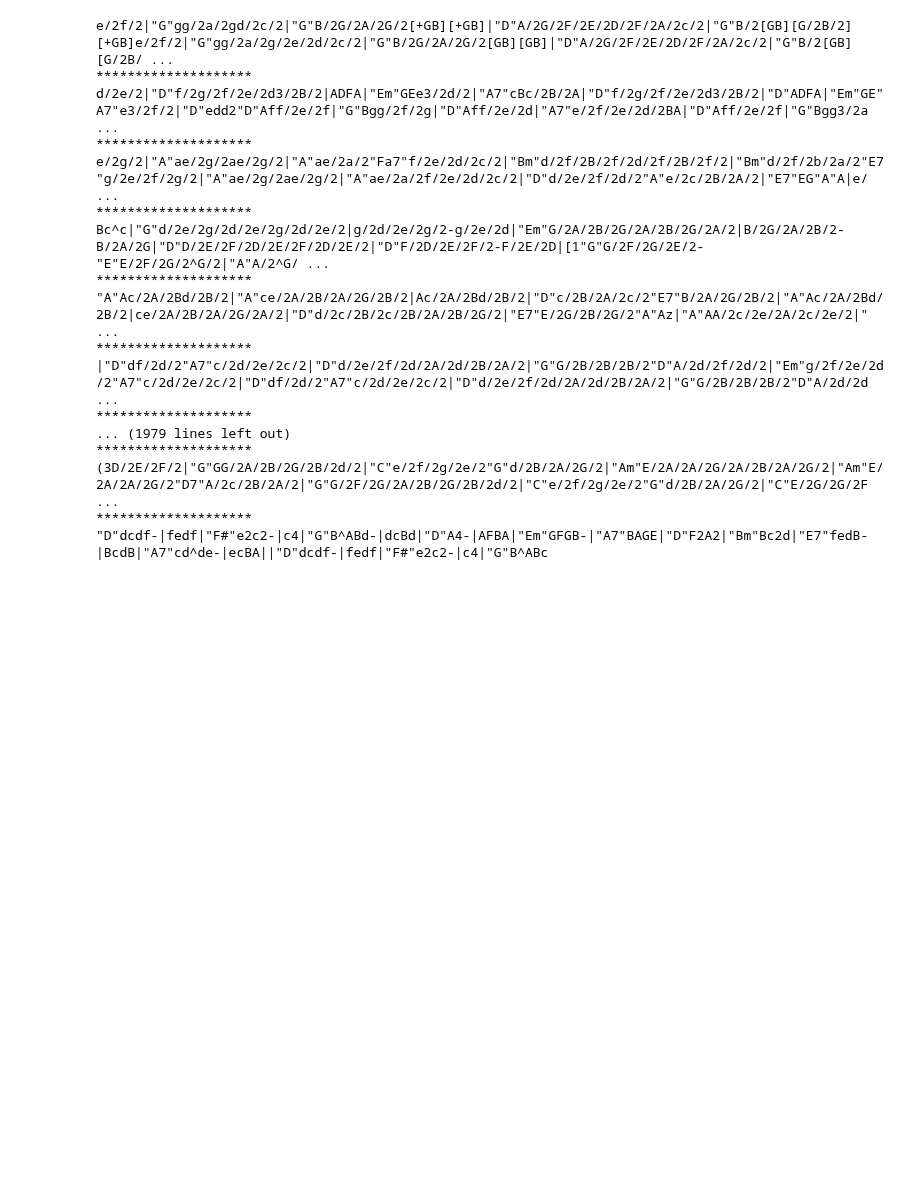
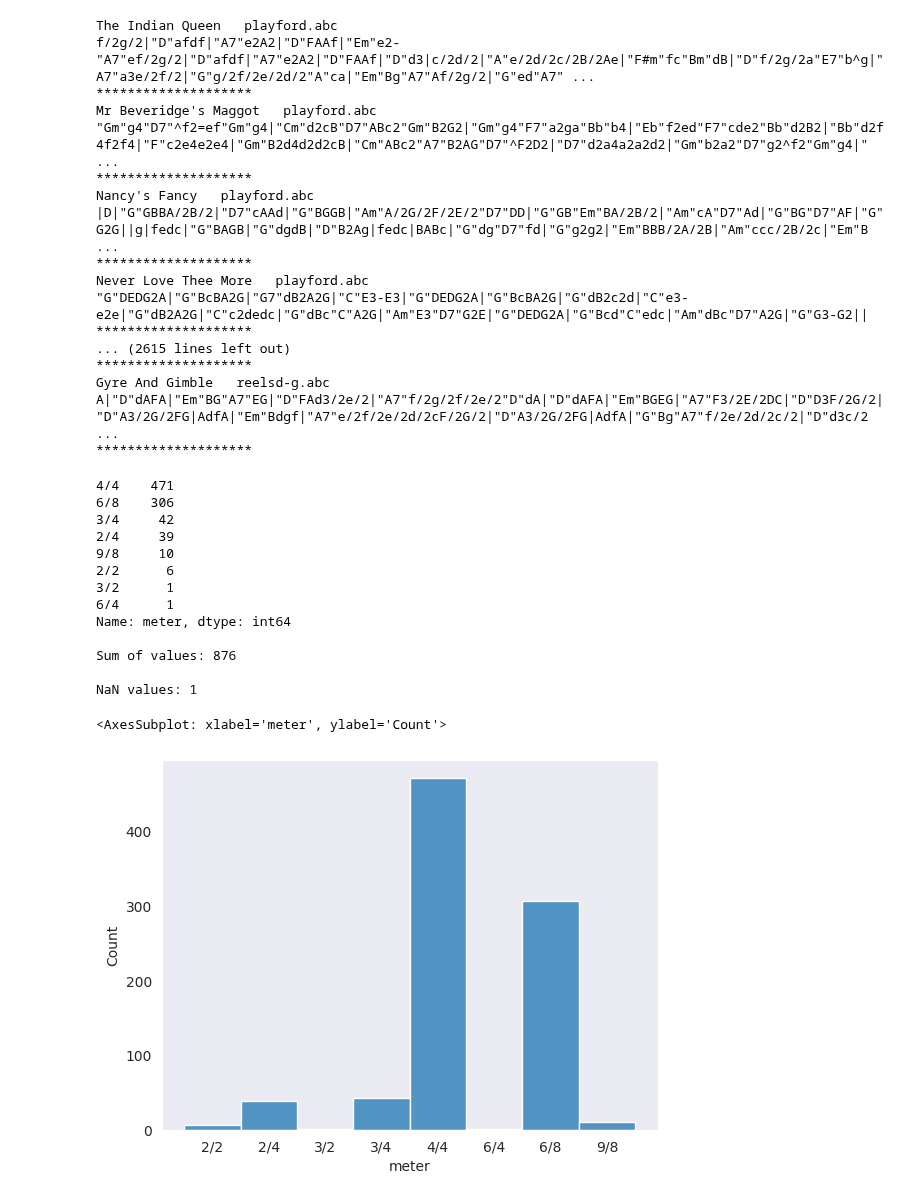
Before and after one commit to DavidNogales/DeepEarTraining, a Jupyter notebook: training_lab/notebooks/EDA_nottingham.ipynb, the cells around one changed output. Drawn from its saved outputs; the diff is of its cells as text; code cells hidden in the pictures; blank space fills up the shorter version.

```diff
--- a/training_lab/notebooks/EDA_nottingham.ipynb
+++ b/training_lab/notebooks/EDA_nottingham.ipynb
@@ -284,23 +307,24 @@ False    1176
 Name: chord_progression, dtype: int64
 # %%
-for song in clean_songs_df["clean_body"]:
+for song,title,book in zip(clean_songs_df["clean_body"],clean_songs_df["title"],clean_songs_df["tuneBook"]):
+    print(title," ", book)
     print(song)
     print("**"*10)
 # %% [output]
-e/2f/2|"G"gg/2a/2gd/2c/2|"G"B/2G/2A/2G/2[+GB][+GB]|"D"A/2G/2F/2E/2D/2F/2A/2c/2|"G"B/2[GB][G/2B/2][+GB]e/2f/2|"G"gg/2a/2g/2e/2d/2c/2|"G"B/2G/2A/2G/2[GB][GB]|"D"A/2G/2F/2E/2D/2F/2A/2c/2|"G"B/2[GB][G/2B/ ...
+The Indian Queen   playford.abc
+f/2g/2|"D"afdf|"A7"e2A2|"D"FAAf|"Em"e2-"A7"ef/2g/2|"D"afdf|"A7"e2A2|"D"FAAf|"D"d3|c/2d/2|"A"e/2d/2c/2B/2Ae|"F#m"fc"Bm"dB|"D"f/2g/2a"E7"b^g|"A7"a3e/2f/2|"G"g/2f/2e/2d/2"A"ca|"Em"Bg"A7"Af/2g/2|"G"ed"A7" ...
 ********************
-d/2e/2|"D"f/2g/2f/2e/2d3/2B/2|ADFA|"Em"GEe3/2d/2|"A7"cBc/2B/2A|"D"f/2g/2f/2e/2d3/2B/2|"D"ADFA|"Em"GE"A7"e3/2f/2|"D"edd2"D"Aff/2e/2f|"G"Bgg/2f/2g|"D"Aff/2e/2d|"A7"e/2f/2e/2d/2BA|"D"Aff/2e/2f|"G"Bgg3/2a ...
+Mr Beveridge's Maggot   playford.abc
+"Gm"g4"D7"^f2=ef"Gm"g4|"Cm"d2cB"D7"ABc2"Gm"B2G2|"Gm"g4"F7"a2ga"Bb"b4|"Eb"f2ed"F7"cde2"Bb"d2B2|"Bb"d2f4f2f4|"F"c2e4e2e4|"Gm"B2d4d2d2cB|"Cm"ABc2"A7"B2AG"D7"^F2D2|"D7"d2a4a2a2d2|"Gm"b2a2"D7"g2^f2"Gm"g4|" ...
 ********************
-e/2g/2|"A"ae/2g/2ae/2g/2|"A"ae/2a/2"Fa7"f/2e/2d/2c/2|"Bm"d/2f/2B/2f/2d/2f/2B/2f/2|"Bm"d/2f/2b/2a/2"E7"g/2e/2f/2g/2|"A"ae/2g/2ae/2g/2|"A"ae/2a/2f/2e/2d/2c/2|"D"d/2e/2f/2d/2"A"e/2c/2B/2A/2|"E7"EG"A"A|e/ ...
+Nancy's Fancy   playford.abc
+|D|"G"GBBA/2B/2|"D7"cAAd|"G"BGGB|"Am"A/2G/2F/2E/2"D7"DD|"G"GB"Em"BA/2B/2|"Am"cA"D7"Ad|"G"BG"D7"AF|"G"G2G||g|fedc|"G"BAGB|"G"dgdB|"D"B2Ag|fedc|BABc|"G"dg"D7"fd|"G"g2g2|"Em"BBB/2A/2B|"Am"ccc/2B/2c|"Em"B ...
 ********************
-Bc^c|"G"d/2e/2g/2d/2e/2g/2d/2e/2|g/2d/2e/2g/2-g/2e/2d|"Em"G/2A/2B/2G/2A/2B/2G/2A/2|B/2G/2A/2B/2-B/2A/2G|"D"D/2E/2F/2D/2E/2F/2D/2E/2|"D"F/2D/2E/2F/2-F/2E/2D|[1"G"G/2F/2G/2E/2-"E"E/2F/2G/2^G/2|"A"A/2^G/ ...
+Never Love Thee More   playford.abc
+"G"DEDG2A|"G"BcBA2G|"G7"dB2A2G|"C"E3-E3|"G"DEDG2A|"G"BcBA2G|"G"dB2c2d|"C"e3-e2e|"G"dB2A2G|"C"c2dedc|"G"dBc"C"A2G|"Am"E3"D7"G2E|"G"DEDG2A|"G"Bcd"C"edc|"Am"dBc"D7"A2G|"G"G3-G2||
 ********************
-"A"Ac/2A/2Bd/2B/2|"A"ce/2A/2B/2A/2G/2B/2|Ac/2A/2Bd/2B/2|"D"c/2B/2A/2c/2"E7"B/2A/2G/2B/2|"A"Ac/2A/2Bd/2B/2|ce/2A/2B/2A/2G/2A/2|"D"d/2c/2B/2c/2B/2A/2B/2G/2|"E7"E/2G/2B/2G/2"A"Az|"A"AA/2c/2e/2A/2c/2e/2|" ...
+... (2615 lines left out)
 ********************
-|"D"df/2d/2"A7"c/2d/2e/2c/2|"D"d/2e/2f/2d/2A/2d/2B/2A/2|"G"G/2B/2B/2B/2"D"A/2d/2f/2d/2|"Em"g/2f/2e/2d/2"A7"c/2d/2e/2c/2|"D"df/2d/2"A7"c/2d/2e/2c/2|"D"d/2e/2f/2d/2A/2d/2B/2A/2|"G"G/2B/2B/2B/2"D"A/2d/2d ...
+Gyre And Gimble   reelsd-g.abc
+A|"D"dAFA|"Em"BG"A7"EG|"D"FAd3/2e/2|"A7"f/2g/2f/2e/2"D"dA|"D"dAFA|"Em"BGEG|"A7"F3/2E/2DC|"D"D3F/2G/2|"D"A3/2G/2FG|AdfA|"Em"Bdgf|"A7"e/2f/2e/2d/2cF/2G/2|"D"A3/2G/2FG|AdfA|"G"Bg"A7"f/2e/2d/2c/2|"D"d3c/2 ...
 ********************
-... (1979 lines left out)
-********************
-(3D/2E/2F/2|"G"GG/2A/2B/2G/2B/2d/2|"C"e/2f/2g/2e/2"G"d/2B/2A/2G/2|"Am"E/2A/2A/2G/2A/2B/2A/2G/2|"Am"E/2A/2A/2G/2"D7"A/2c/2B/2A/2|"G"G/2F/2G/2A/2B/2G/2B/2d/2|"C"e/2f/2g/2e/2"G"d/2B/2A/2G/2|"C"E/2G/2G/2F ...
-********************
-"D"dcdf-|fedf|"F#"e2c2-|c4|"G"B^ABd-|dcBd|"D"A4-|AFBA|"Em"GFGB-|"A7"BAGE|"D"F2A2|"Bm"Bc2d|"E7"fedB-|BcdB|"A7"cd^de-|ecBA||"D"dcdf-|fedf|"F#"e2c2-|c4|"G"B^ABc
@@ -306,0 +344,23 @@ Bc^c|"G"d/2e/2g/2d/2e/2g/2d/2e/2|g/2d/2e/2g/2-g/2e/2d|"Em"G/2A/2B/2G/2A/2B/2G/2A
+# %%
+category_name = "meter"
+category_value_counts = clean_songs_df[category_name].astype("category").value_counts()
+print(category_value_counts)
+print("\nSum of values:",category_value_counts.sum())
+print("\nNaN values:",clean_songs_df[category_name].isna().sum())
+sns.histplot(clean_songs_df[category_name].astype("category"))
+# %% [output]
+4/4    471
+6/8    306
+3/4     42
+2/4     39
+9/8     10
+2/2      6
+3/2      1
+6/4      1
+Name: meter, dtype: int64
+
+Sum of values: 876
+
+NaN values: 1
+<AxesSubplot: xlabel='meter', ylabel='Count'>
+[figure, added]
```
Also changed, not shown: parts of 14 cells of this notebook.
